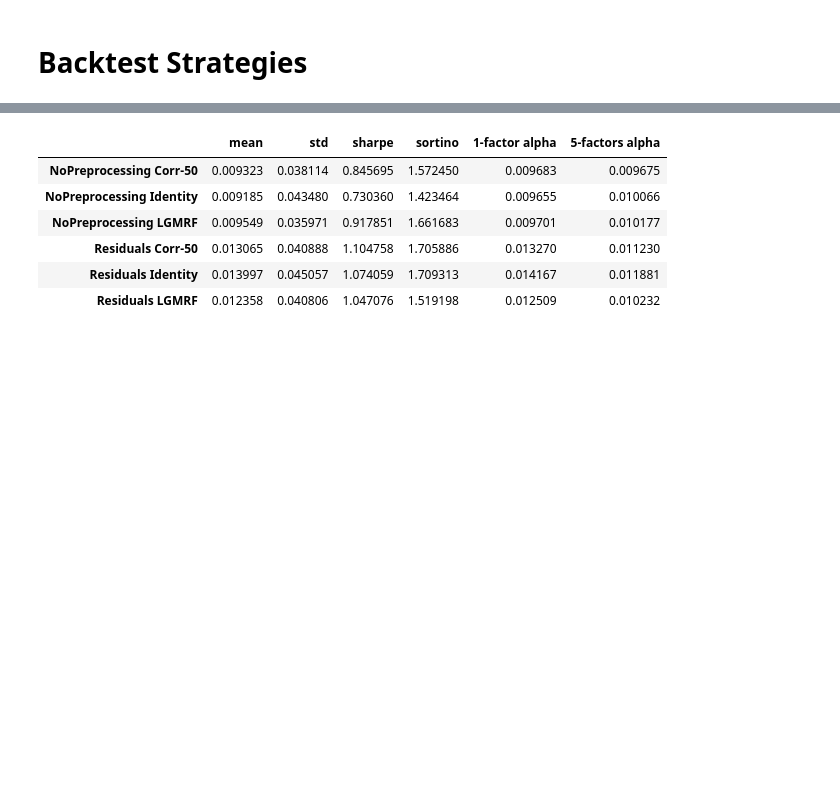
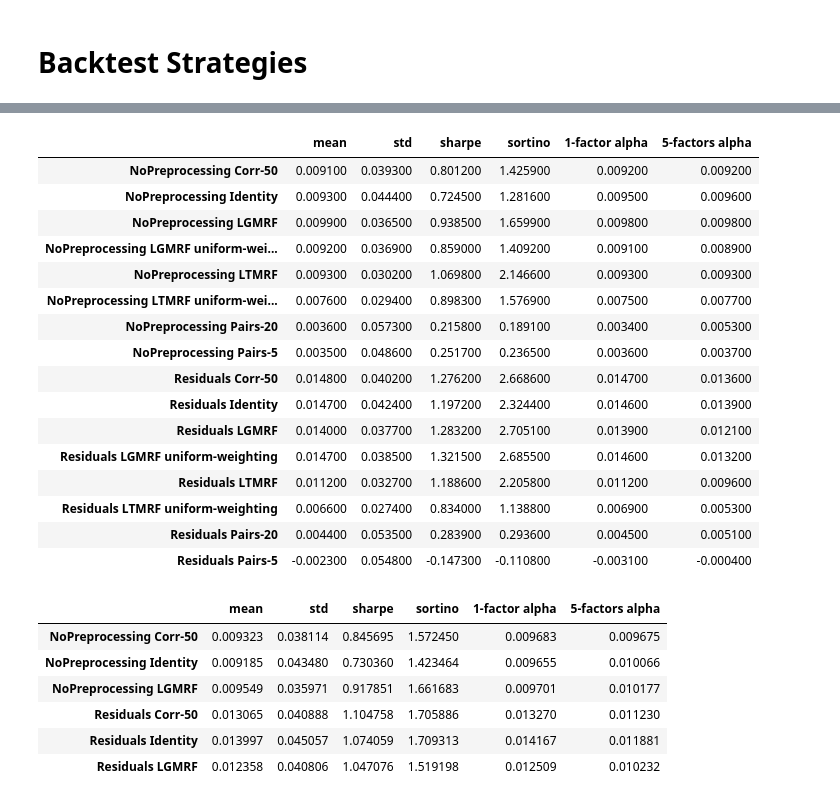
Before and after one commit to MichelangeloSaveriano/statistical-arbitrage, a Jupyter notebook: preliminary_test_20_03_2023.ipynb, the cells around one changed output, grey strips where cells are left out. Cells and saved outputs as stored; diff of their text form; code cells hidden in the pictures; blank space fills up the shorter version.

```diff
--- a/preliminary_test_20_03_2023.ipynb
+++ b/preliminary_test_20_03_2023.ipynb
@@ -249,3 +255,23 @@ config_returns.apply(lambda x: pd.Series(
+# %%
+results_df.round(4).style.highlight_max()#.format()
+# %% [output]
+|  | mean | std | sharpe | sortino | 1-factor alpha | 5-factors alpha |
+| NoPreprocessing Corr-50 | 0.009100 | 0.039300 | 0.801200 | 1.425900 | 0.009200 | 0.009200 |
+| NoPreprocessing Identity | 0.009300 | 0.044400 | 0.724500 | 1.281600 | 0.009500 | 0.009600 |
+| NoPreprocessing LGMRF | 0.009900 | 0.036500 | 0.938500 | 1.659900 | 0.009800 | 0.009800 |
+| NoPreprocessing LGMRF uniform-wei... | 0.009200 | 0.036900 | 0.859000 | 1.409200 | 0.009100 | 0.008900 |
+| NoPreprocessing LTMRF | 0.009300 | 0.030200 | 1.069800 | 2.146600 | 0.009300 | 0.009300 |
+| NoPreprocessing LTMRF uniform-wei... | 0.007600 | 0.029400 | 0.898300 | 1.576900 | 0.007500 | 0.007700 |
+| NoPreprocessing Pairs-20 | 0.003600 | 0.057300 | 0.215800 | 0.189100 | 0.003400 | 0.005300 |
+| NoPreprocessing Pairs-5 | 0.003500 | 0.048600 | 0.251700 | 0.236500 | 0.003600 | 0.003700 |
+| Residuals Corr-50 | 0.014800 | 0.040200 | 1.276200 | 2.668600 | 0.014700 | 0.013600 |
+| Residuals Identity | 0.014700 | 0.042400 | 1.197200 | 2.324400 | 0.014600 | 0.013900 |
+| Residuals LGMRF | 0.014000 | 0.037700 | 1.283200 | 2.705100 | 0.013900 | 0.012100 |
+| Residuals LGMRF uniform-weighting | 0.014700 | 0.038500 | 1.321500 | 2.685500 | 0.014600 | 0.013200 |
+| Residuals LTMRF | 0.011200 | 0.032700 | 1.188600 | 2.205800 | 0.011200 | 0.009600 |
+| Residuals LTMRF uniform-weighting | 0.006600 | 0.027400 | 0.834000 | 1.138800 | 0.006900 | 0.005300 |
+| Residuals Pairs-20 | 0.004400 | 0.053500 | 0.283900 | 0.293600 | 0.004500 | 0.005100 |
+| Residuals Pairs-5 | -0.002300 | 0.054800 | -0.147300 | -0.110800 | -0.003100 | -0.000400 |
 # %%
 config_returns.apply(lambda x: pd.Series(
     {'mean': np.mean(x), 'std': np.std(x),
```
Also changed, not shown: parts of 8 cells of this notebook, 3 other files.
